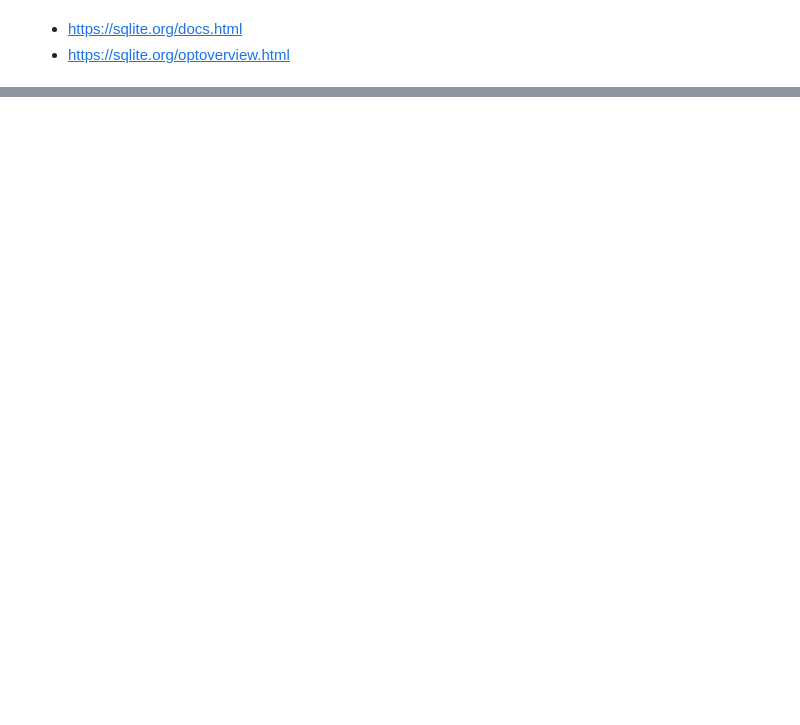
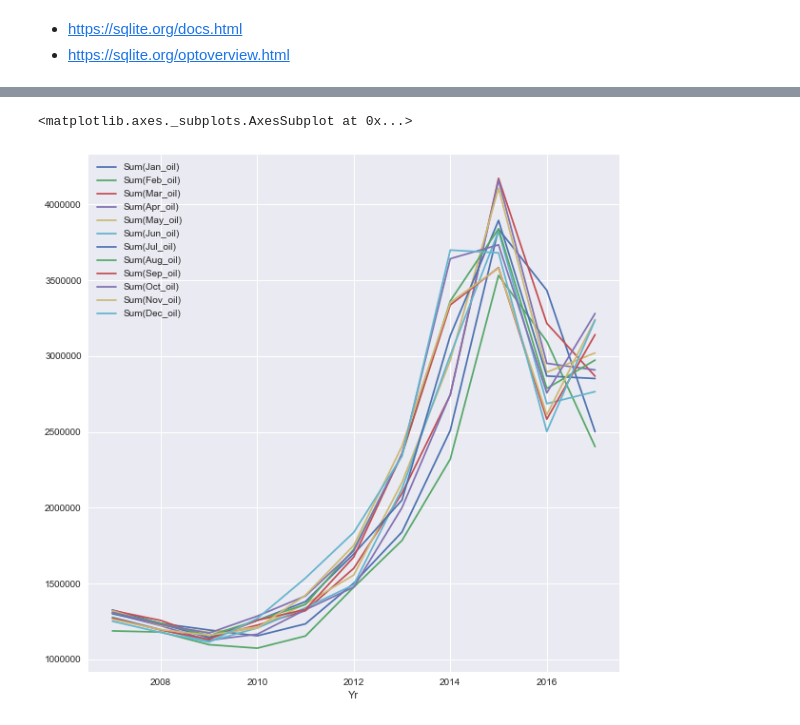
Before and after one commit to ayush1202/BigDataMeetup, a Jupyter notebook: QueryPowderBasin.ipynb, the cells around one changed output, grey strips where cells are left out. Cells and saved outputs as stored; diff of their text form; code cells hidden in the pictures; blank space fills up the shorter version.

```diff
--- a/QueryPowderBasin.ipynb
+++ b/QueryPowderBasin.ipynb
@@ -90,2 +122,9 @@ data3
+# %%
+data2 = data2[data2.Yr != 2018]
+# %%
+data2.set_index('Yr').plot(figsize=(10,10), grid=True)
+# %% [output]
+<matplotlib.axes._subplots.AxesSubplot at 0x...>
+[figure, added]
 # %%
 fig, ax = plt.subplots()
```
Also changed, not shown: parts of 22 cells of this notebook.
